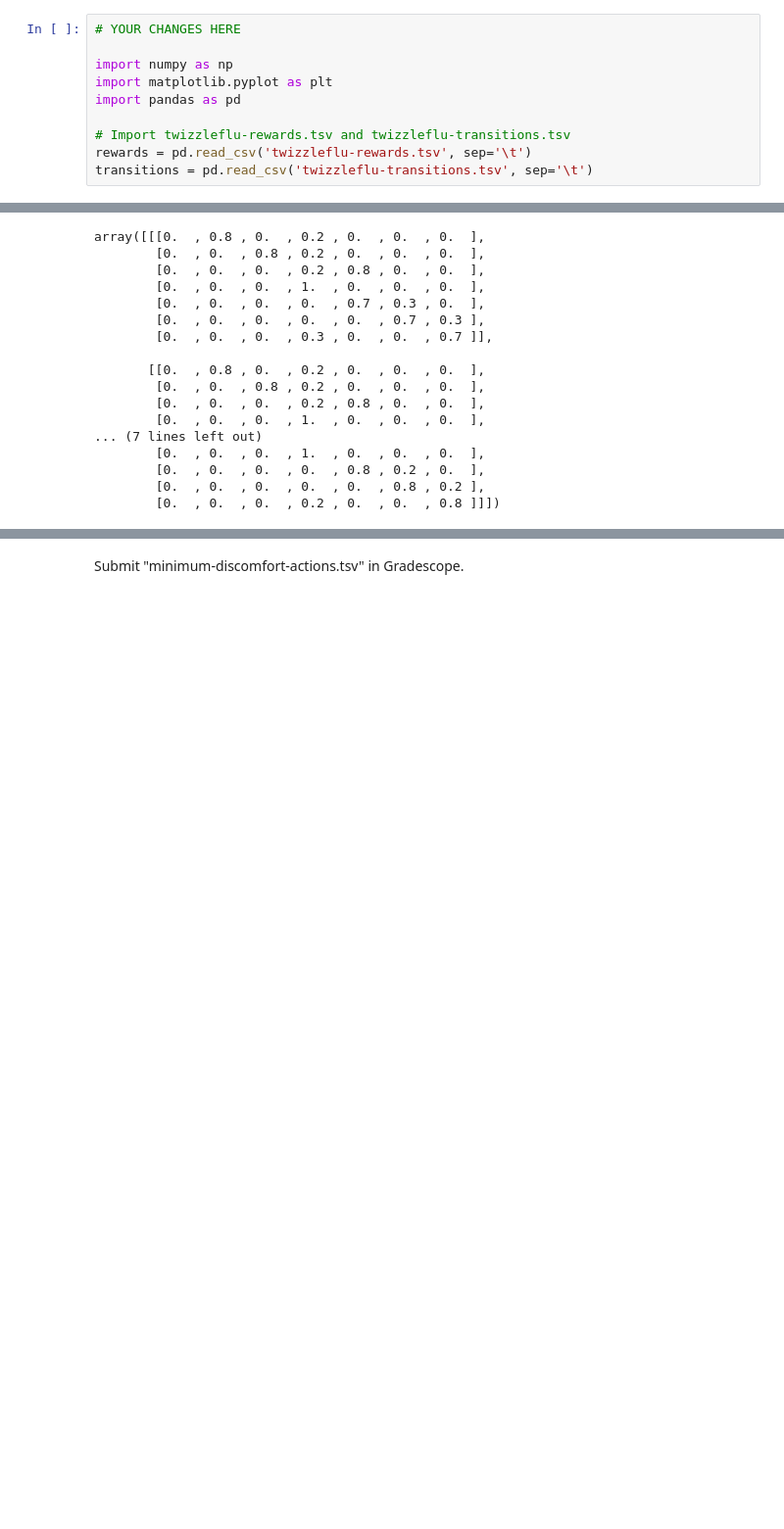
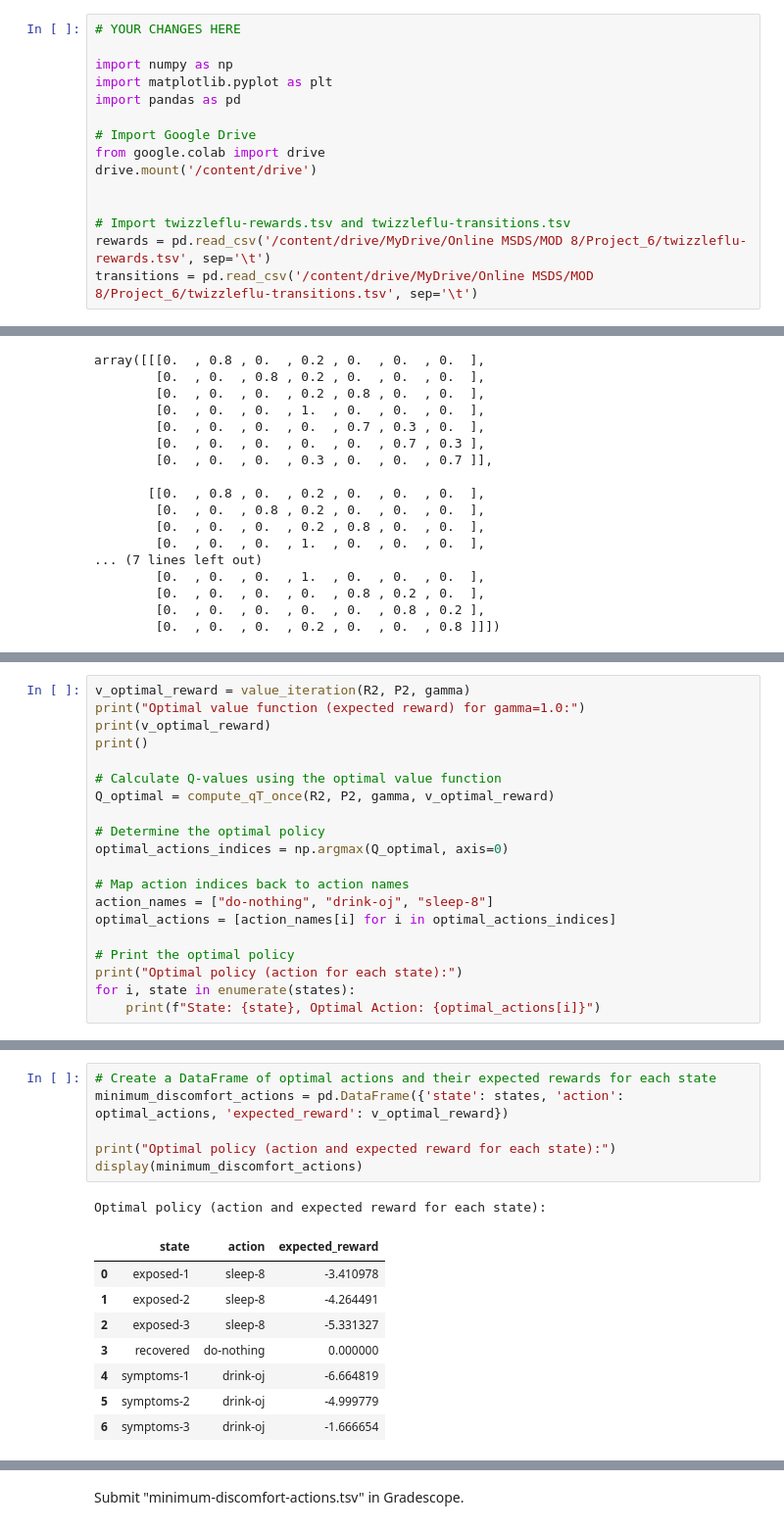
Before and after one commit to cfornesa/dx704-project-06, a Jupyter notebook: project.ipynb, the cells around one changed output, grey strips where cells are left out. Shown at 98% size. Cells and saved outputs as stored; diff of their text form; blank space fills up the shorter version.

```diff
--- a/project.ipynb
+++ b/project.ipynb
@@ -41,6 +41,11 @@ import numpy as np
 import matplotlib.pyplot as plt
 import pandas as pd
 
+# Import Google Drive
+from google.colab import drive
+drive.mount('/content/drive')
+
+
 # Import twizzleflu-rewards.tsv and twizzleflu-transitions.tsv
-rewards = pd.read_csv('twizzleflu-rewards.tsv', sep='\t')
-transitions = pd.read_csv('twizzleflu-transitions.tsv', sep='\t')
+rewards = pd.read_csv('/content/drive/MyDrive/Online MSDS/MOD 8/Project_6/twizzleflu-rewards.tsv', sep='\t')
+transitions = pd.read_csv('/content/drive/MyDrive/Online MSDS/MOD 8/Project_6/twizzleflu-transitions.tsv', sep='\t')
@@ -619,0 +579,20 @@ State values (expected reward) for gamma=1.0:
+# %%
+v_optimal_reward = value_iteration(R2, P2, gamma)
+print("Optimal value function (expected reward) for gamma=1.0:")
+print(v_optimal_reward)
+print()
+
+# Calculate Q-values using the optimal value function
+Q_optimal = compute_qT_once(R2, P2, gamma, v_optimal_reward)
+
+# Determine the optimal policy
+optimal_actions_indices = np.argmax(Q_optimal, axis=0)
+
+# Map action indices back to action names
+action_names = ["do-nothing", "drink-oj", "sleep-8"]
+optimal_actions = [action_names[i] for i in optimal_actions_indices]
+
+# Print the optimal policy
+print("Optimal policy (action for each state):")
+for i, state in enumerate(states):
+    print(f"State: {state}, Optimal Action: {optimal_actions[i]}")
@@ -619,0 +612,16 @@ State values (expected reward) for gamma=1.0:
+# %%
+# Create a DataFrame of optimal actions and their expected rewards for each state
+minimum_discomfort_actions = pd.DataFrame({'state': states, 'action': optimal_actions, 'expected_reward': v_optimal_reward})
+
+print("Optimal policy (action and expected reward for each state):")
+display(minimum_discomfort_actions)
+# %% [output]
+Optimal policy (action and expected reward for each state):
+|  | state | action | expected_reward |
+| 0 | exposed-1 | sleep-8 | -3.410978 |
+| 1 | exposed-2 | sleep-8 | -4.264491 |
+| 2 | exposed-3 | sleep-8 | -5.331327 |
+| 3 | recovered | do-nothing | 0.000000 |
+| 4 | symptoms-1 | drink-oj | -6.664819 |
+| 5 | symptoms-2 | drink-oj | -4.999779 |
+| 6 | symptoms-3 | drink-oj | -1.666654 |
```
Also changed, not shown: parts of 35 cells of this notebook, 3 other files.
